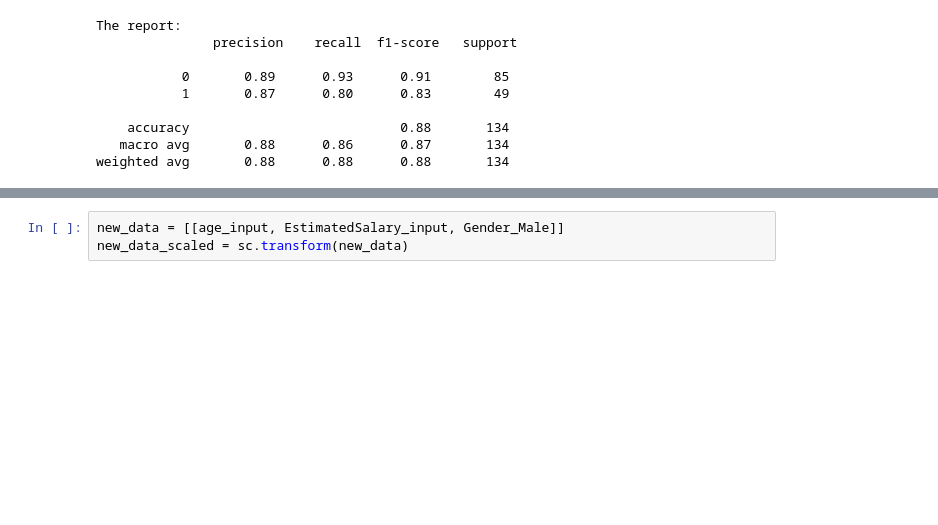
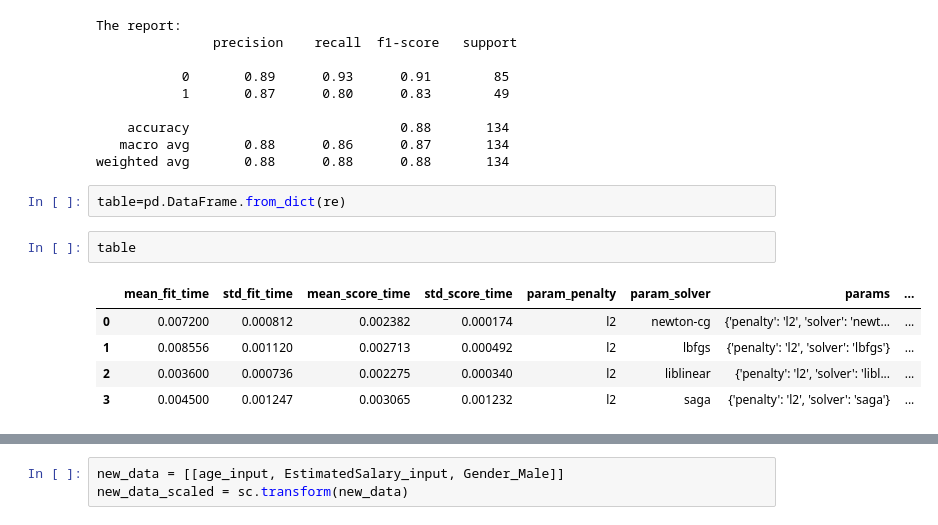
Before and after one commit to salmacs2026/ML-Classification, a Jupyter notebook: Grid4_SocNetAds_Logistic.ipynb, the cells around one changed output, grey strips where cells are left out. Drawn from its saved outputs; the diff is of its cells as text; blank space fills up the shorter version.

```diff
--- a/Grid4_SocNetAds_Logistic.ipynb
+++ b/Grid4_SocNetAds_Logistic.ipynb
@@ -122,6 +122,16 @@ The report:
     accuracy                           0.88       134
    macro avg       0.88      0.86      0.87       134
 weighted avg       0.88      0.88      0.88       134
+# %%
+table=pd.DataFrame.from_dict(re)
+# %%
+table
+# %% [output]
+|  | mean_fit_time | std_fit_time | mean_score_time | std_score_time | param_penalty | param_solver | params | ... |
+| 0 | 0.007200 | 0.000812 | 0.002382 | 0.000174 | l2 | newton-cg | {'penalty': 'l2', 'solver': 'newt... | ... |
+| 1 | 0.008556 | 0.001120 | 0.002713 | 0.000492 | l2 | lbfgs | {'penalty': 'l2', 'solver': 'lbfgs'} | ... |
+| 2 | 0.003600 | 0.000736 | 0.002275 | 0.000340 | l2 | liblinear | {'penalty': 'l2', 'solver': 'libl... | ... |
+| 3 | 0.004500 | 0.001247 | 0.003065 | 0.001232 | l2 | saga | {'penalty': 'l2', 'solver': 'saga'} | ... |
 # %%
 age_input = float(input("Age: "))
 EstimatedSalary_input = float(input("EstimatedSalary: "))
```
Also changed, not shown: parts of 2 cells of this notebook.
